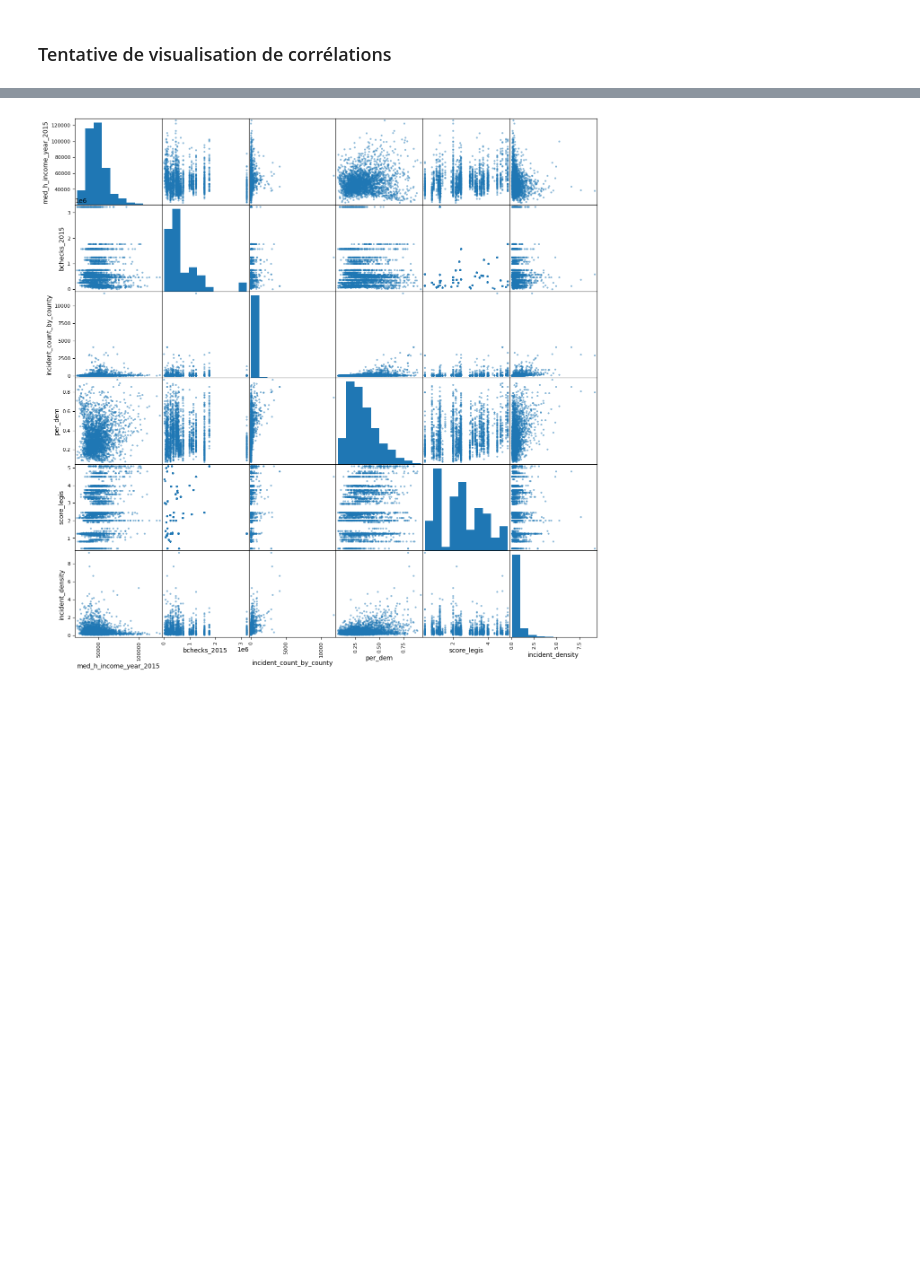
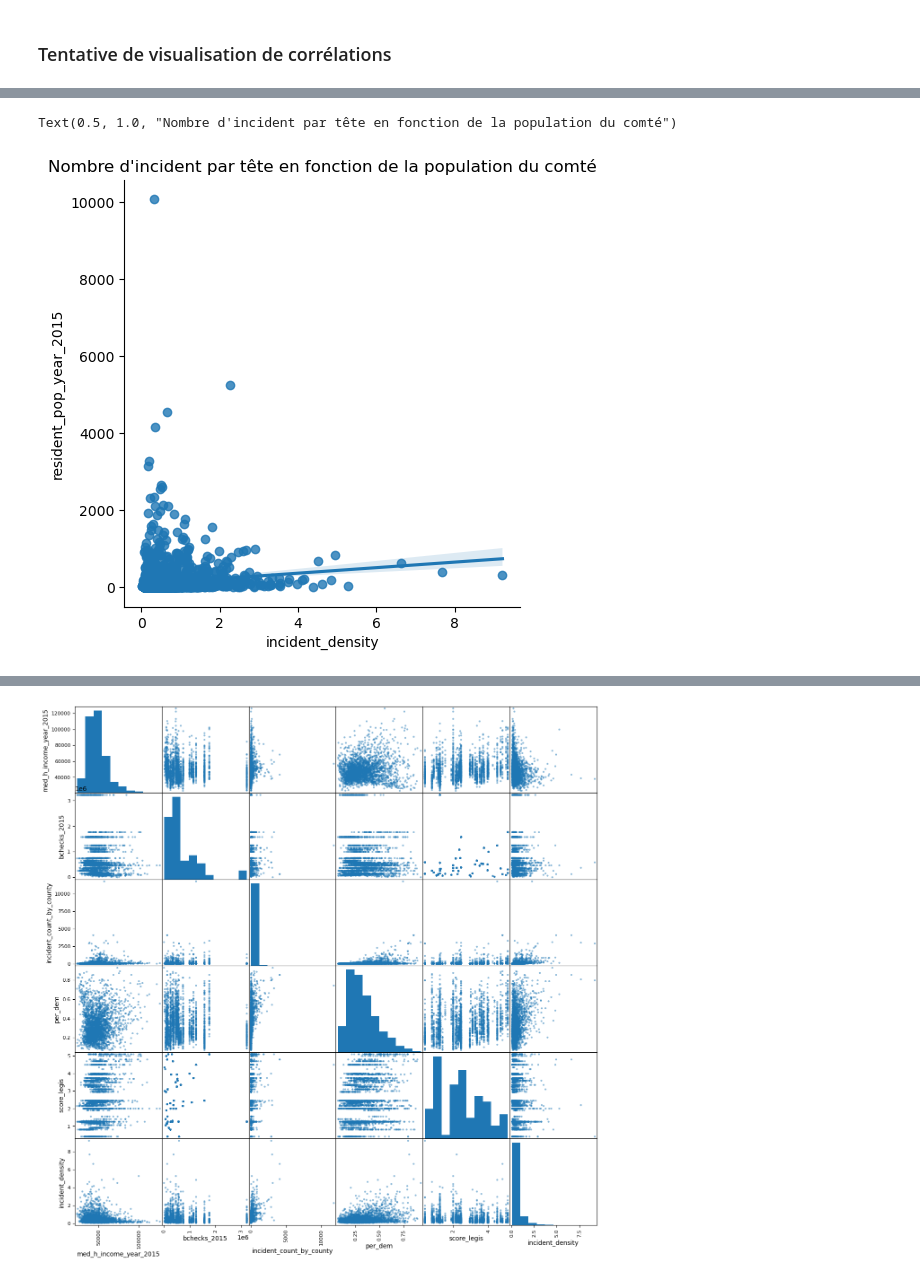
Before and after one commit to eleroux46/gun_violence, a Jupyter notebook: stats_des_elo.ipynb, the cells around one changed output, grey strips where cells are left out. Saved outputs shown, nothing was run; the diff lists cells and outputs as text; code cells hidden in the pictures; blank space fills up the shorter version.

```diff
--- a/stats_des_elo.ipynb
+++ b/stats_des_elo.ipynb
@@ -222,0 +257,6 @@ g1 = sns.heatmap(small_df.corr(), cmap='coolwarm', annot=True, fmt=".2f")
+# %%
+sns.lmplot(x="incident_density", y='resident_pop_year_2015', data=small_df)
+plt.title("Nombre d'incident par tête en fonction de la population du comté")
+# %% [output]
+Text(0.5, 1.0, "Nombre d'incident par tête en fonction de la population du comté")
+[figure, added]
```
Also changed, not shown: parts of 29 cells of this notebook.
